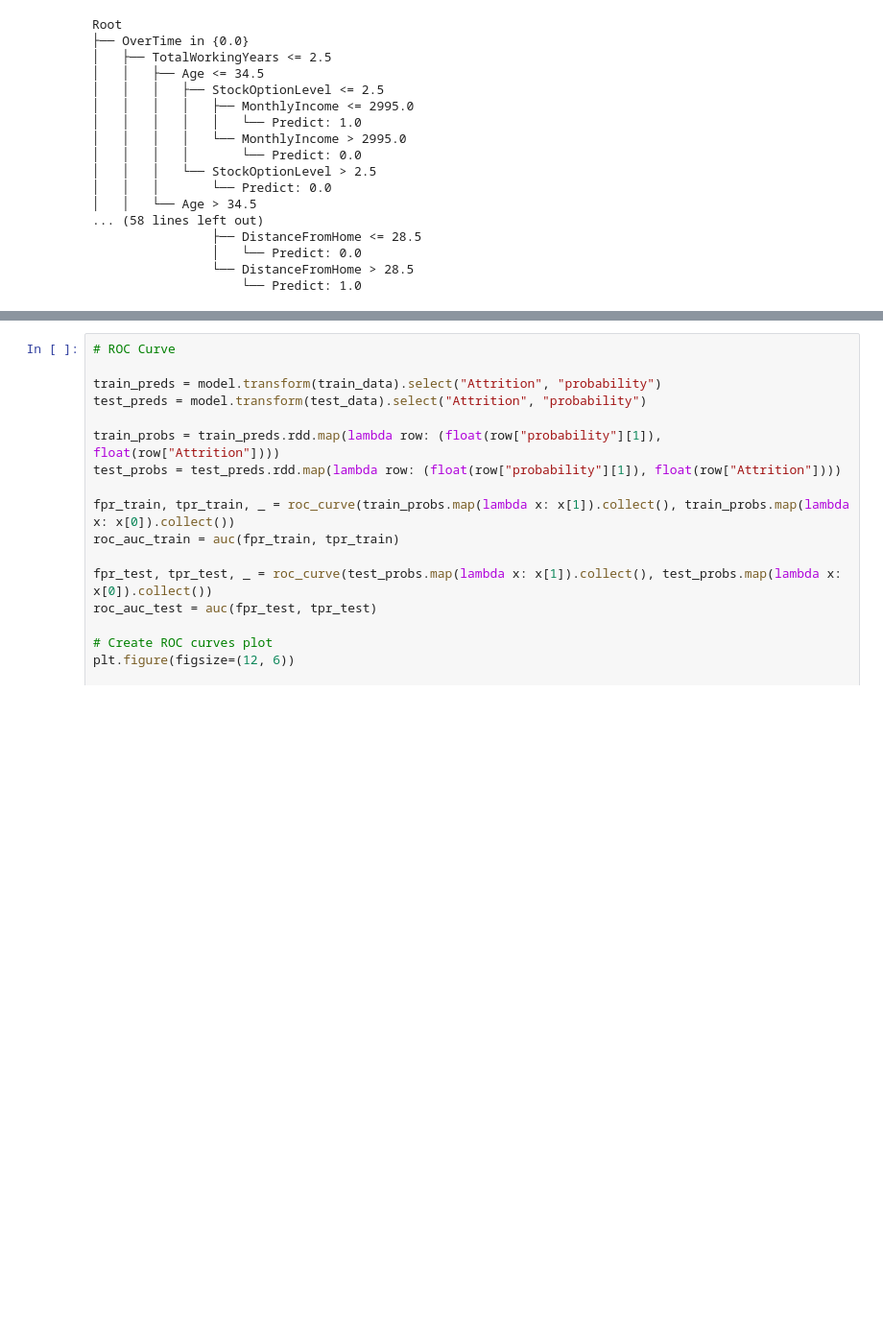
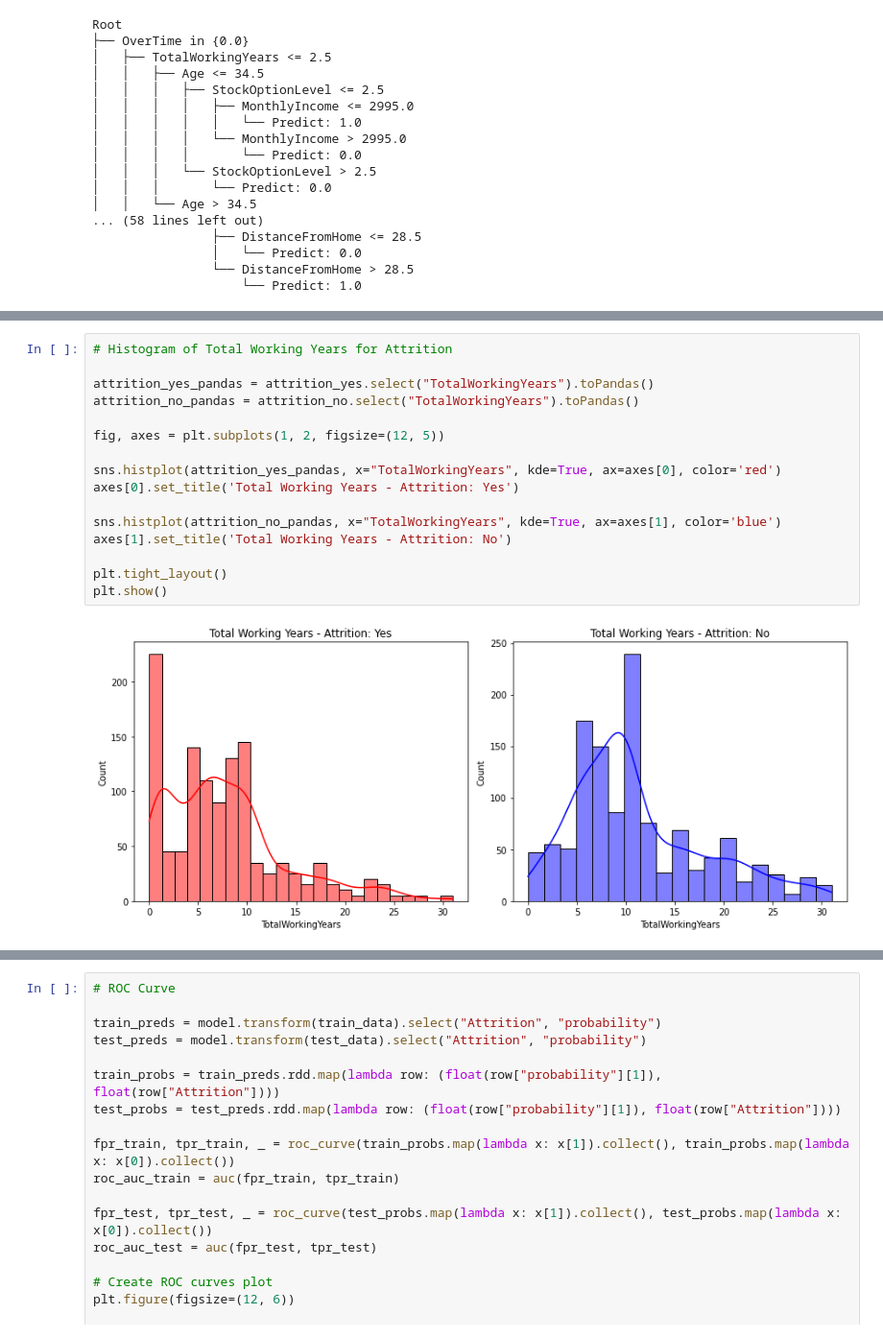
Before and after one commit to jhon232uoa/INFOSYS722-ITERATION-4, a Jupyter notebook: Employee_Attrition_Analysis.ipynb, the cells around one changed output, grey strips where cells are left out. Shown at 96% size. Saved outputs shown, nothing was run; the diff lists cells and outputs as text; blank space fills up the shorter version.

```diff
--- a/Employee_Attrition_Analysis.ipynb
+++ b/Employee_Attrition_Analysis.ipynb
@@ -1907,0 +1883,18 @@ plt.show()
+# %%
+# Histogram of Total Working Years for Attrition
+
+attrition_yes_pandas = attrition_yes.select("TotalWorkingYears").toPandas()
+attrition_no_pandas = attrition_no.select("TotalWorkingYears").toPandas()
+
+fig, axes = plt.subplots(1, 2, figsize=(12, 5))
+
+sns.histplot(attrition_yes_pandas, x="TotalWorkingYears", kde=True, ax=axes[0], color='red')
+axes[0].set_title('Total Working Years - Attrition: Yes')
+
+sns.histplot(attrition_no_pandas, x="TotalWorkingYears", kde=True, ax=axes[1], color='blue')
+axes[1].set_title('Total Working Years - Attrition: No')
+
+plt.tight_layout()
+plt.show()
+# %% [output]
+[figure, added]
```
Also changed, not shown: parts of 9 cells of this notebook.
